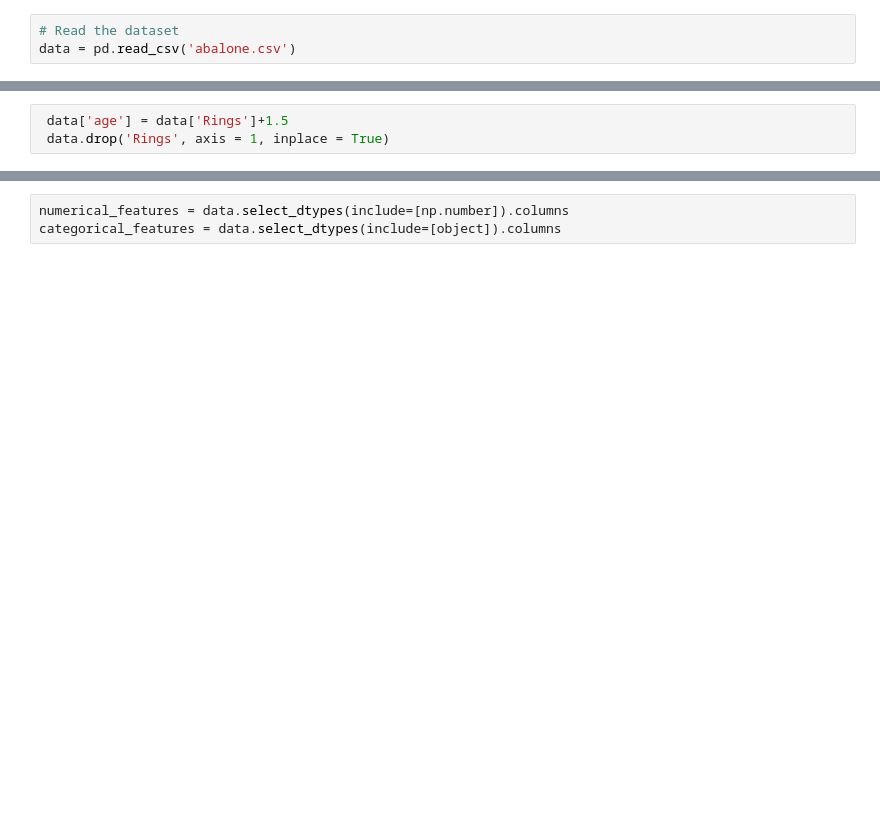
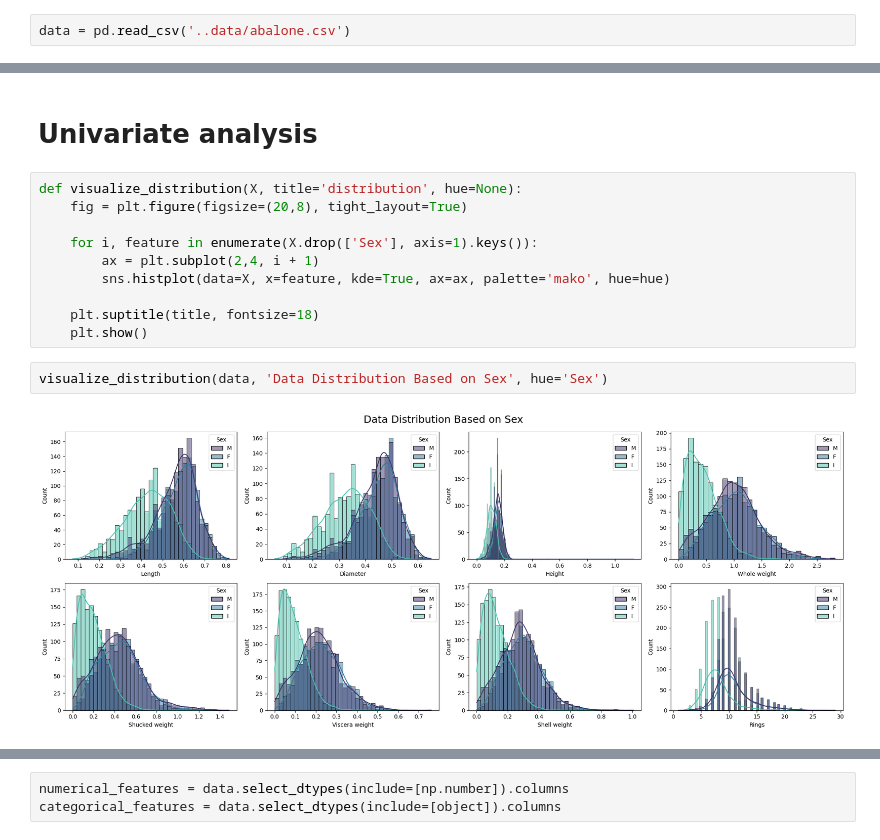
Before and after one commit to mat10599/xhec-mlops-project-student, a Jupyter notebook: notebooks/eda.ipynb, the cells around one changed output, grey strips where cells are left out. Saved outputs shown, nothing was run; the diff lists cells and outputs as text; blank space fills up the shorter version.

```diff
--- a/notebooks/eda.ipynb
+++ b/notebooks/eda.ipynb
@@ -31,4 +15,3 @@ warnings.filterwarnings("ignore", category=DeprecationWarning)
 # %%
-# Read the dataset
-data = pd.read_csv('abalone.csv')
+data = pd.read_csv('..data/abalone.csv')
 # %%
@@ -39,3 +25,0 @@ Age = 1.5+Rings
-# %%
- data['age'] = data['Rings']+1.5
- data.drop('Rings', axis = 1, inplace = True)
@@ -61,0 +78,16 @@ data.hist(figsize=(20,10), grid=False, layout=(2, 4), bins = 30);
+# %% [markdown]
+# Univariate analysis
+# %%
+def visualize_distribution(X, title='distribution', hue=None):
+    fig = plt.figure(figsize=(20,8), tight_layout=True)
+
+    for i, feature in enumerate(X.drop(['Sex'], axis=1).keys()):
+        ax = plt.subplot(2,4, i + 1)
+        sns.histplot(data=X, x=feature, kde=True, ax=ax, palette='mako', hue=hue)
+
+    plt.suptitle(title, fontsize=18)
+    plt.show()
+# %%
+visualize_distribution(data, 'Data Distribution Based on Sex', hue='Sex')
+# %% [output]
+[figure, added]
```
Also changed, not shown: parts of 59 cells of this notebook, 4 other files.
